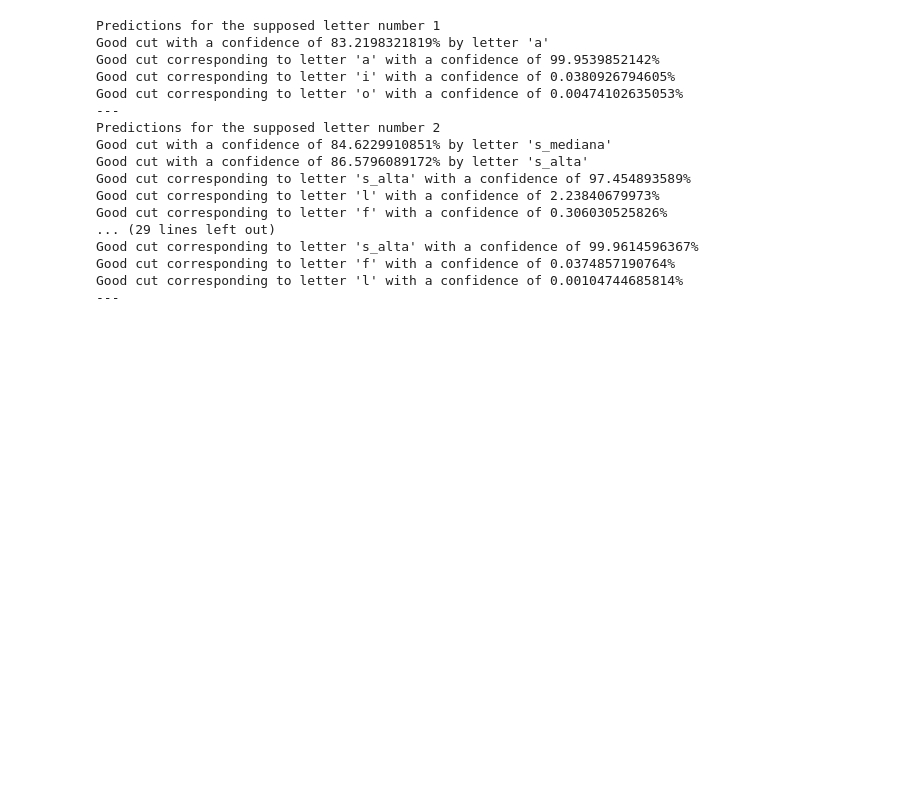
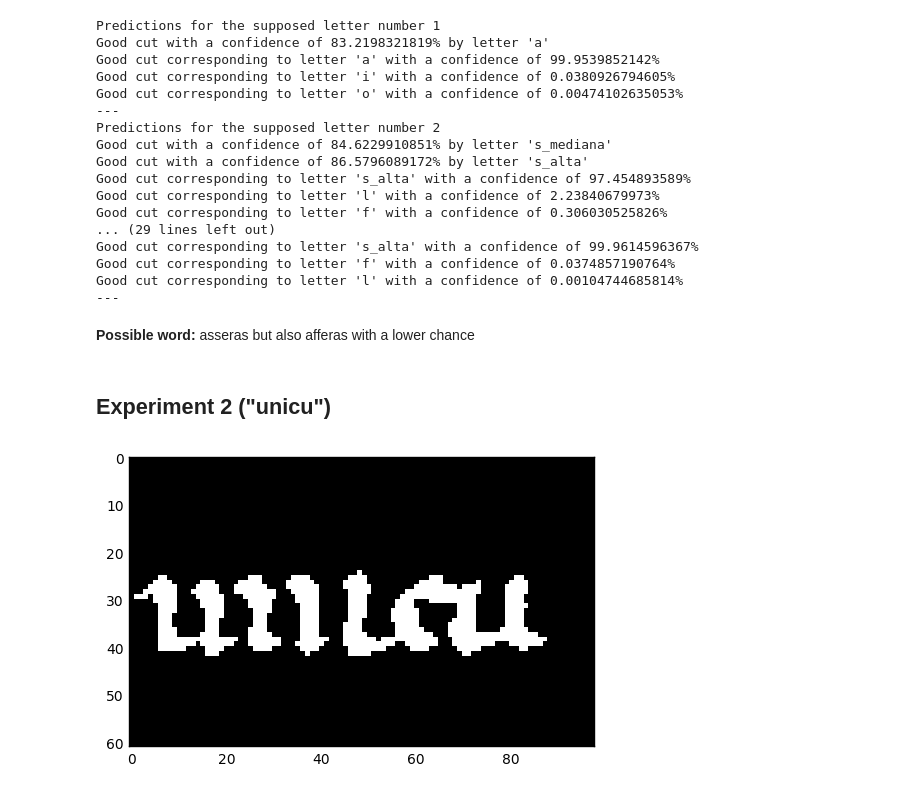
Before and after one commit to Kidel/In-Codice-Ratio-OCR-with-CNN, a Jupyter notebook: Notebooks/11_ICR-Test_letter-recognition.ipynb, the cells around one changed output. Drawn from its saved outputs; the diff is of its cells as text; code cells hidden in the pictures; blank space fills up the shorter version.

```diff
--- a/Notebooks/11_ICR-Test_letter-recognition.ipynb
+++ b/Notebooks/11_ICR-Test_letter-recognition.ipynb
@@ -423,3 +433,11 @@ Good cut corresponding to letter 's_alta' with a confidence of 99.9614596367%
 Good cut corresponding to letter 'f' with a confidence of 0.0374857190764%
 Good cut corresponding to letter 'l' with a confidence of 0.00104744685814%
 ---
+# %% [markdown]
+**Possible word:** asseras but also afferas with a lower chance
+# %% [markdown]
+## Experiment 2 ("unicu")
+# %%
+u.plot_image(iu.load_sample("not_code/words/unicu2.png"), (61, 98))
+# %% [output]
+[figure, added]
```
Also changed, not shown: parts of 51 cells of this notebook.
